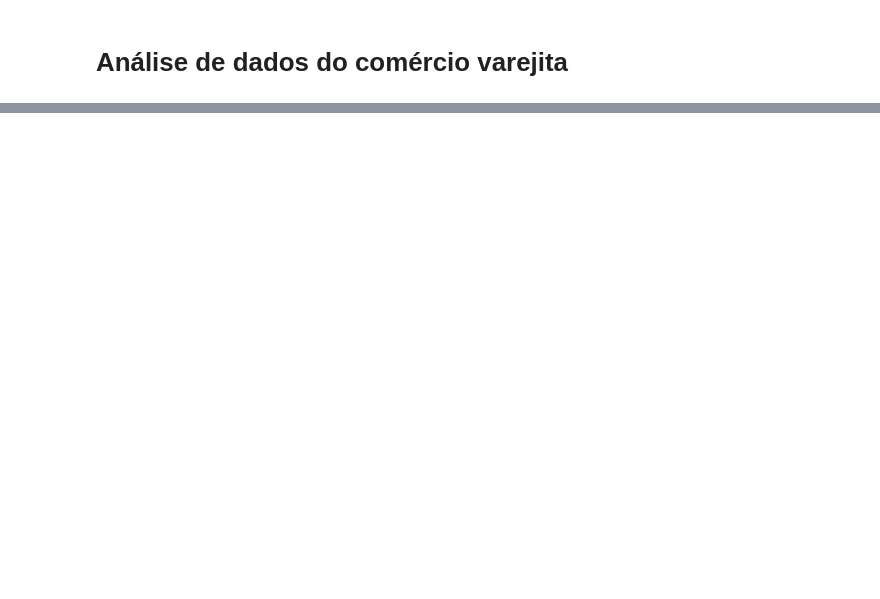
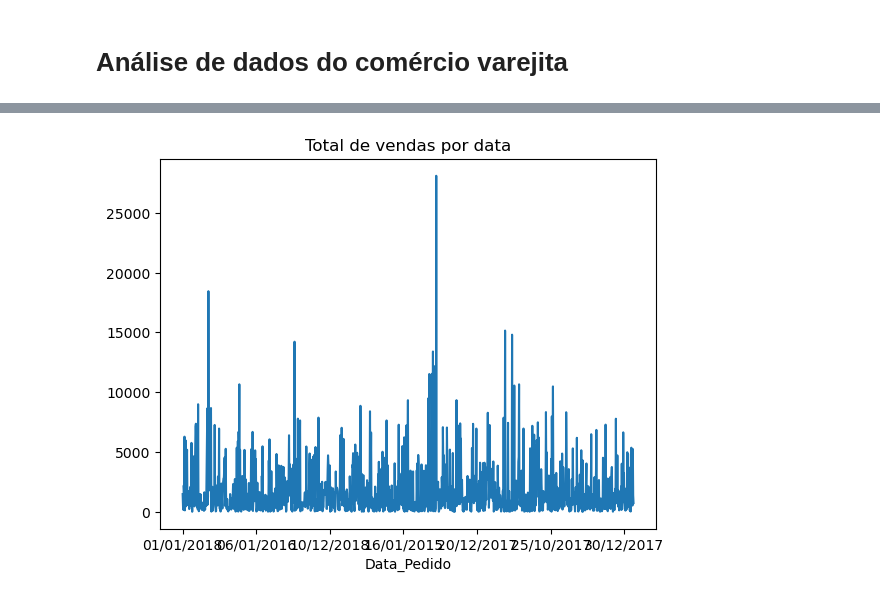
Before and after one commit to buenogi/Comercio, a Jupyter notebook: Analise.ipynb, the cells around one changed output, grey strips where cells are left out. Cells and saved outputs as stored; diff of their text form; code cells hidden in the pictures; blank space fills up the shorter version.

```diff
--- a/Analise.ipynb
+++ b/Analise.ipynb
@@ -30,0 +47,5 @@ dados_office_supplies = dados[dados['Categoria'] == "Office Supplies"]
+# %%
+# Pergunta de negócio 2 - Qual o Total de Vendas Por Data do Pedido?
+total_por_data = dados.groupby("Data_Pedido")["Valor_Venda"].sum()
+#total_por_data.dtype
+#type(total_por_data)
@@ -30,0 +66,6 @@ dados_office_supplies = dados[dados['Categoria'] == "Office Supplies"]
+# %%
+# Pergunta 2 - Plot
+
+plot2 = total_por_data.plot( kind = "line", title = "Total de vendas por data")
+# %% [output]
+[figure, added]
```
Also changed, not shown: parts of 5 cells of this notebook.
